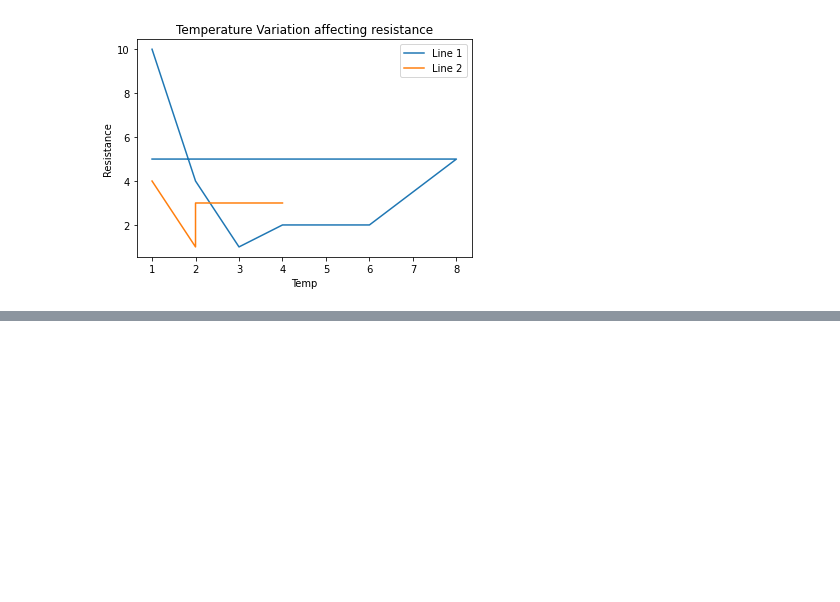
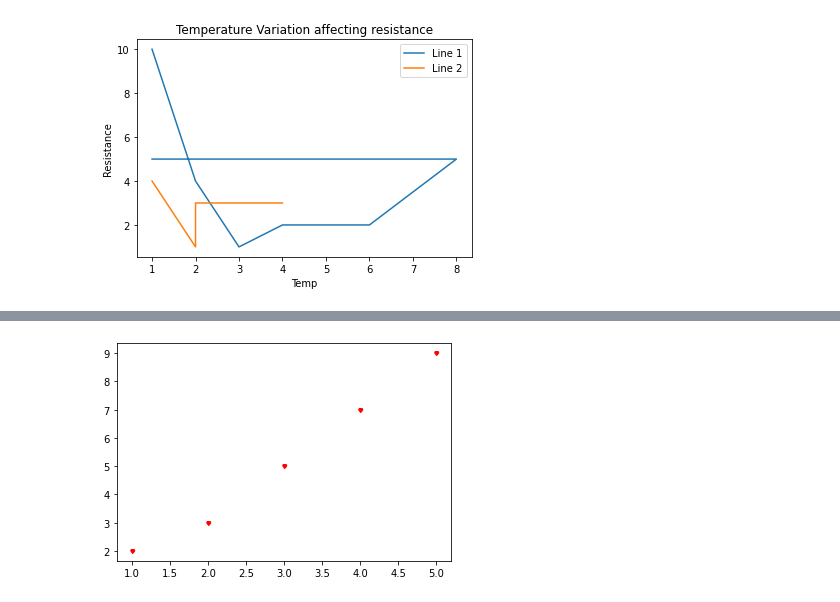
Before and after one commit to RashmivernekarN/ai_with_python_keonics, a Jupyter notebook: Module4/practical.ipynb, the cells around one changed output, grey strips where cells are left out. Saved outputs shown, nothing was run; the diff lists cells and outputs as text; code cells hidden in the pictures; blank space fills up the shorter version.

```diff
--- a/Module4/practical.ipynb
+++ b/Module4/practical.ipynb
@@ -475,0 +439,11 @@ line_animation.save("lines.mp4", writer=Writer)
+# %%
+from turtle import color
+import matplotlib.pyplot as plt
+x=[1,2,3,4,5]
+
+y=[2,3,5,7,9]
+
+plt.scatter(x,y,label='Stars', color="red",marker='$♥♥☺$',s=20)
+plt.show()
+# %% [output]
+[figure, added]
```
Also changed, not shown: parts of 5 cells of this notebook, 9 other files.
